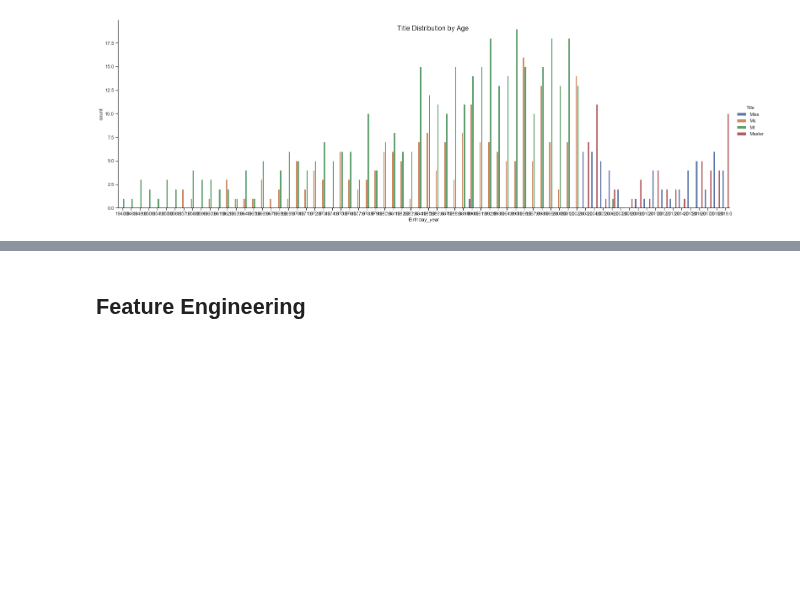
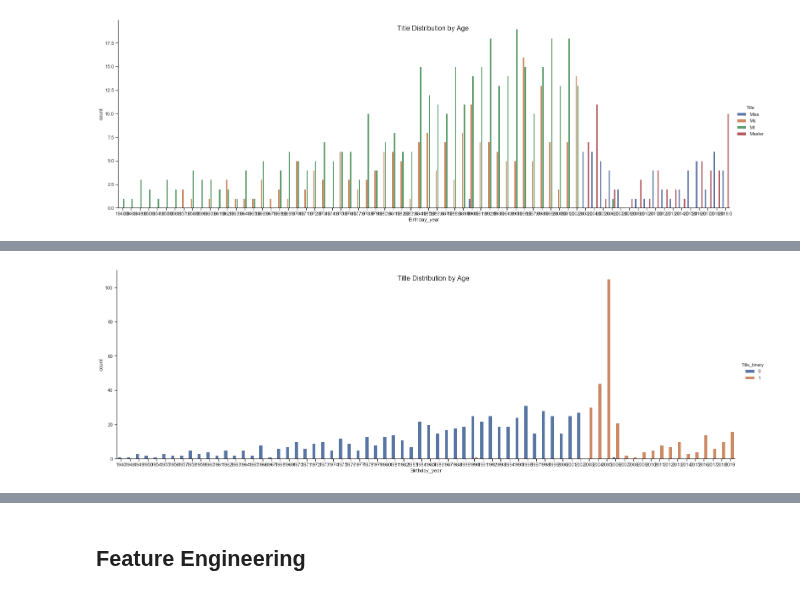
Before and after one commit to DavidSilva98/ML_project, a Jupyter notebook: group7.ipynb, the cells around one changed output, grey strips where cells are left out. Cells and saved outputs as stored; diff of their text form; code cells hidden in the pictures; blank space fills up the shorter version.

```diff
--- a/group7.ipynb
+++ b/group7.ipynb
@@ -481,18 +500,20 @@ def scale_function(X_data, columns_to_norm, columns_not_norm, scaler_type, scale
 
     return X, scaler
 # %%
-scaler_type="StandardScaler"
+scaler_type="MinMaxScaler"
 # %%
 def knn_imputer_birthday(X, scaler_type):
     X_use = X.copy()
     fill_birthday, scaler = scale_function(X_use.drop(columns=['Family_Case_ID','Name','Medical_Expenses_Family','Medical_Tent','City']),
                          columns_to_norm=['Severity','Parents_Children_Infected','Partner_Siblings_Infected'],
-                         columns_not_norm=['Birthday_year'],
+                         columns_not_norm=['Birthday_year','Title_binary'],
                          scaler_type=scaler_type)
 
-    imputer = KNNImputer(n_neighbors=3)
+    imputer = KNNImputer(n_neighbors=3, weights='distance')
     X_imputted_birthday = imputer.fit_transform(fill_birthday)
     X_use.Birthday_year = list(pd.DataFrame(X_imputted_birthday).iloc[:,0]) # 0 is the index of Birthday_year
     return X_use
 # %%
 X_train = knn_imputer_birthday(X_train, scaler_type=scaler_type)
+# %%
+X_train.Birthday_year = X_train.Birthday_year.round(0).astype(int)
@@ -499,3 +534,12 @@ X_train = knn_imputer_birthday(X_train, scaler_type=scaler_type)
+# %%
+sns.catplot(x="Birthday_year", hue="Title_binary",
+               data=X_train, kind="count",
+               height=7, aspect=3)
+#sns.countplot(x="Age", hue="Title", data=X_train)
+plt.suptitle("Title Distribution by Age", y=0.95, fontsize=16)
+plt.show()
+# %% [output]
+[figure, added]
 # %%
 X_train.isnull().sum()
 # %% [output]
```
Also changed, not shown: parts of 10 cells of this notebook.
